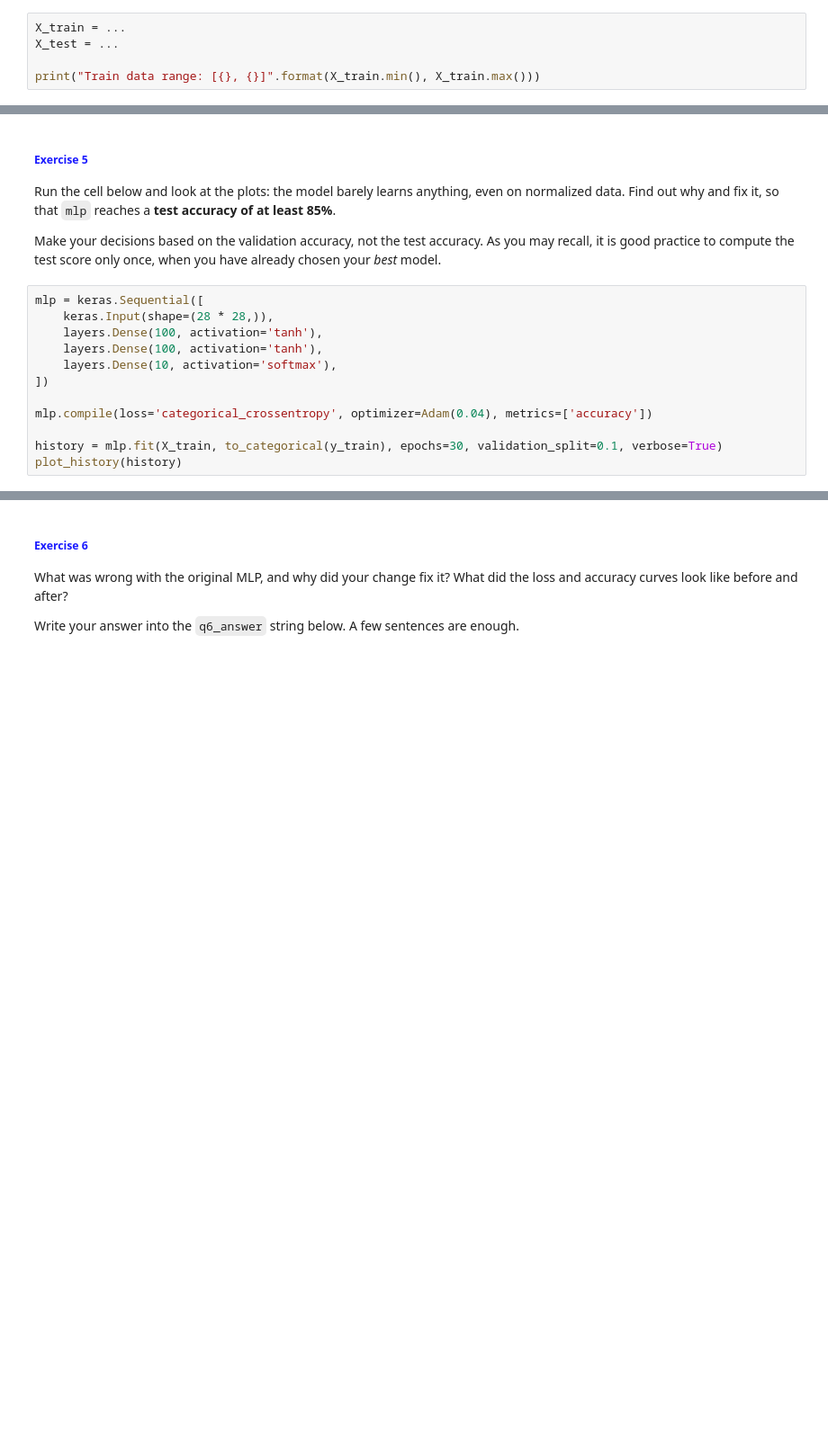
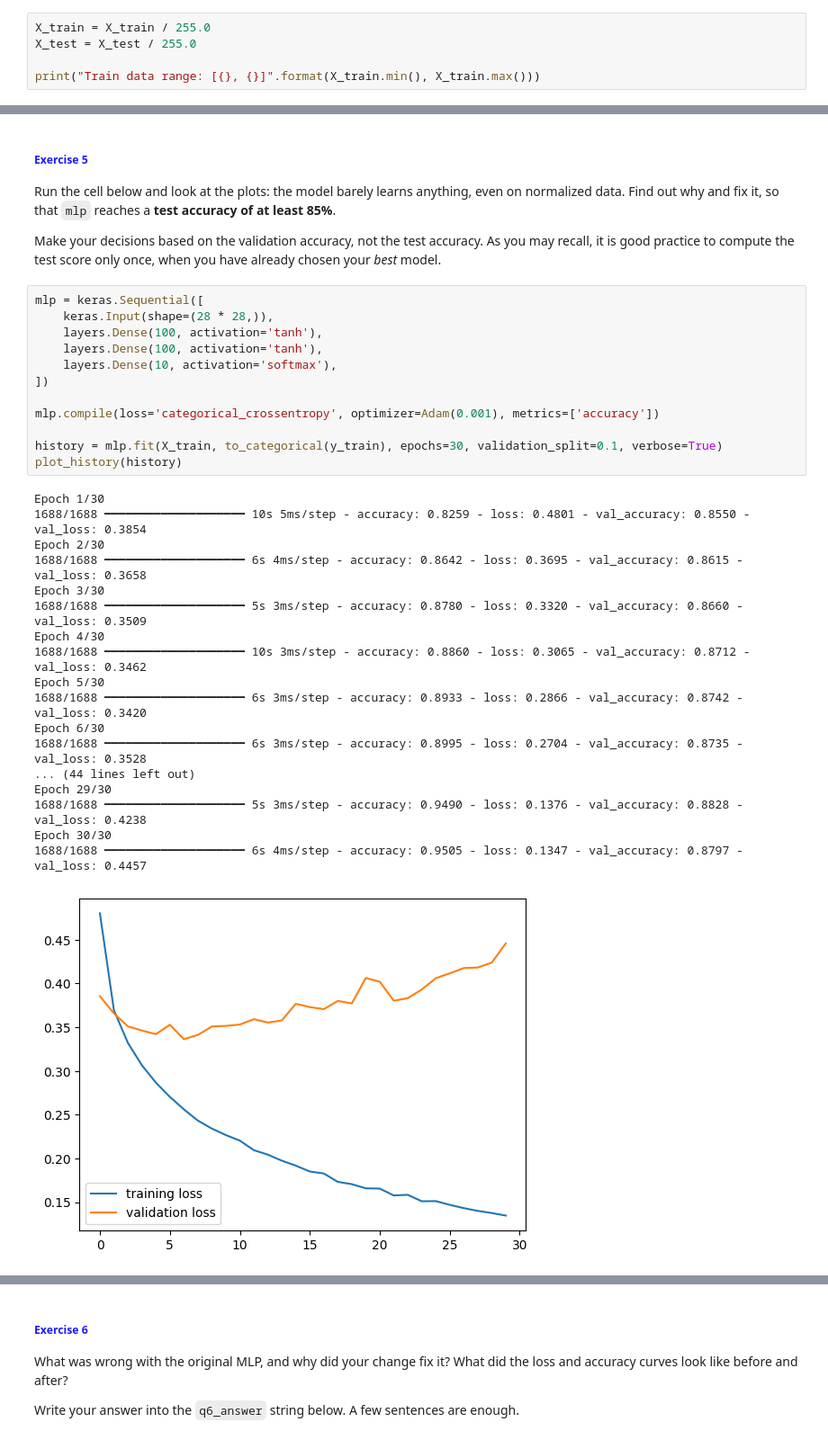
Before and after one commit to Lietadlo17/ml, a Jupyter notebook: assignment3/neural_networks.ipynb, the cells around one changed output, grey strips where cells are left out. Shown at 90% size. Drawn from its saved outputs; the diff is of its cells as text; blank space fills up the shorter version.

```diff
--- a/assignment3/neural_networks.ipynb
+++ b/assignment3/neural_networks.ipynb
@@ -379,7 +386,7 @@ Neural networks are in general very sensitive to the scale of their inputs, so i
 
 Normalize `X_train` and `X_test`, so that all their values lie between 0 and 1. Keep their shapes.
 # %%
-X_train = ...
-X_test = ...
+X_train = X_train / 255.0
+X_test = X_test / 255.0
 
 print("Train data range: [{}, {}]".format(X_train.min(), X_train.max()))
@@ -398,12 +409,31 @@ Make your decisions based on the validation accuracy, not the test accuracy. As
 # %%
 mlp = keras.Sequential([
     keras.Input(shape=(28 * 28,)),
     layers.Dense(100, activation='tanh'),
     layers.Dense(100, activation='tanh'),
     layers.Dense(10, activation='softmax'),
 ])
 
-mlp.compile(loss='categorical_crossentropy', optimizer=Adam(0.04), metrics=['accuracy'])
+mlp.compile(loss='categorical_crossentropy', optimizer=Adam(0.001), metrics=['accuracy'])
 
 history = mlp.fit(X_train, to_categorical(y_train), epochs=30, validation_split=0.1, verbose=True)
 plot_history(history)
+# %% [output]
+Epoch 1/30
+1688/1688 ━━━━━━━━━━━━━━━━━━━━ 10s 5ms/step - accuracy: 0.8259 - loss: 0.4801 - val_accuracy: 0.8550 - val_loss: 0.3854
+Epoch 2/30
+1688/1688 ━━━━━━━━━━━━━━━━━━━━ 6s 4ms/step - accuracy: 0.8642 - loss: 0.3695 - val_accuracy: 0.8615 - val_loss: 0.3658
+Epoch 3/30
+1688/1688 ━━━━━━━━━━━━━━━━━━━━ 5s 3ms/step - accuracy: 0.8780 - loss: 0.3320 - val_accuracy: 0.8660 - val_loss: 0.3509
+Epoch 4/30
+1688/1688 ━━━━━━━━━━━━━━━━━━━━ 10s 3ms/step - accuracy: 0.8860 - loss: 0.3065 - val_accuracy: 0.8712 - val_loss: 0.3462
+Epoch 5/30
+1688/1688 ━━━━━━━━━━━━━━━━━━━━ 6s 3ms/step - accuracy: 0.8933 - loss: 0.2866 - val_accuracy: 0.8742 - val_loss: 0.3420
+Epoch 6/30
+1688/1688 ━━━━━━━━━━━━━━━━━━━━ 6s 3ms/step - accuracy: 0.8995 - loss: 0.2704 - val_accuracy: 0.8735 - val_loss: 0.3528
+... (44 lines left out)
+Epoch 29/30
+1688/1688 ━━━━━━━━━━━━━━━━━━━━ 5s 3ms/step - accuracy: 0.9490 - loss: 0.1376 - val_accuracy: 0.8828 - val_loss: 0.4238
+Epoch 30/30
+1688/1688 ━━━━━━━━━━━━━━━━━━━━ 6s 4ms/step - accuracy: 0.9505 - loss: 0.1347 - val_accuracy: 0.8797 - val_loss: 0.4457
+[figure, added]
```
Also changed, not shown: parts of 23 cells of this notebook.
